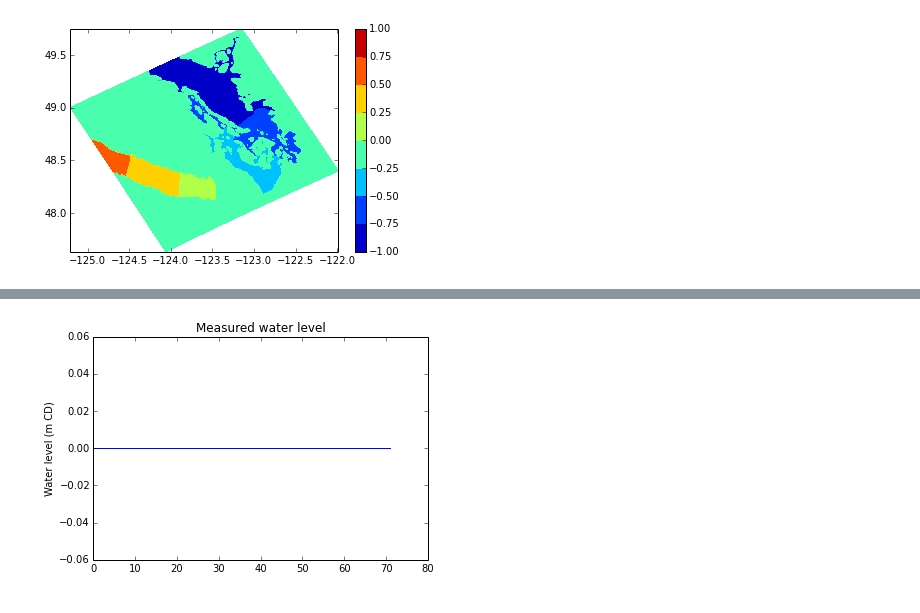
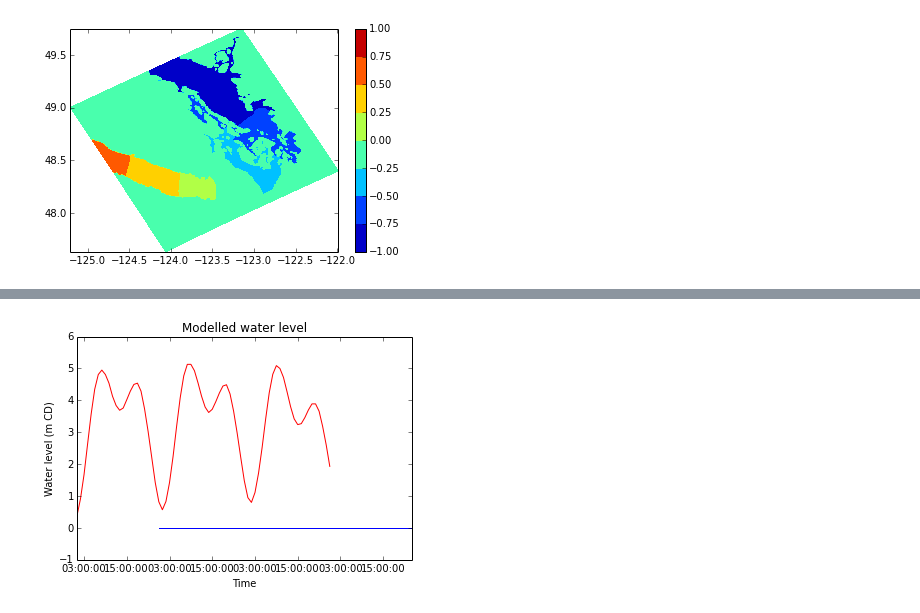
Before and after one commit to SalishSeaCast/tools, a Jupyter notebook: dfo_w_level/DFO_waterleveldownload.ipynb, the cells around one changed output, grey strips where cells are left out. Saved outputs shown, nothing was run; the diff lists cells and outputs as text; code cells hidden in the pictures.

Commit message:
Updated plotting measured and modelled water level

```diff
--- a/dfo_w_level/DFO_waterleveldownload.ipynb
+++ b/dfo_w_level/DFO_waterleveldownload.ipynb
@@ -36,17 +51,26 @@ it appear that it is not required.
 # %%
-import requests
+#DFO station number and required dates
+station_no = 7795
+start_date = '01-JAN-2002'
+end_date = '04-JAN-2002'
+
 base_url = 'http://www.meds-sdmm.dfo-mpo.gc.ca/isdm-gdsi/twl-mne/inventory-inventaire/'
-form_handler = 'data-donnees-eng.asp?user=isdm-gdsi&region=PAC&tst=1&no=7795'
+form_handler = 'data-donnees-eng.asp?user=isdm-gdsi&region=PAC&tst=1&no='+str(station_no)
+
 sitedata = {
-            'start_period': '01-JAN-2002',
-            'end_period': '04-JAN-2002',
+            'start_period': start_date,
+            'end_period': end_date,
             'resolution': 'h',
             'time_zone': 'l',
            }
-data_provider = 'download-telecharger.asp?File=E:%5Ciusr_tmpfiles%5CTWL%5C7795-01-JAN-2002_slev.csv&Name=7795-01-JAN-2002_slev.csv'
+
+#data_provider = 'download-telecharger.asp?File=E:%5Ciusr_tmpfiles%5CTWL%5C7795-01-JAN-2002_slev.csv&Name=7795-01-JAN-2002_slev.csv'
+data_provider = 'download-telecharger.asp?File=E:%5Ciusr_tmpfiles%5CTWL%5C'+str(station_no)+'-'+start_date+'_slev.csv&Name='+str(station_no)+'-'+start_date+'_slev.csv'
+
 with requests.Session() as s:
     s.post(base_url + form_handler, data=sitedata)
     r = s.get(base_url + data_provider)
+print(r.text)
 # %% [markdown]
 I've just printed the `text` attribute of the reponse below to prove that we're getting the expected data,
 but you should be able to save it to a file with:
@@ -131,7 +160,7 @@ loc = "/ocean/klesouef/meopar/tools/NetCDF_Plot"
 os.chdir(loc)
 fT = NC.Dataset('WC3_CU60_20020102_20020104_grid_T.nc','r')
 
-#look at the dimensions of the netcdf
+#get the dimensions of the netcdf
 fT.dimensions.keys()
 fT.variables.keys()
 
@@ -149,11 +178,9 @@ pylab.contourf(X,Y,eta[71,:,:],levels)
 pylab.colorbar()
 
 #find the closest model grid point to the measured data
-#TO DO: Get lat and long from the .csv earlier
-meas_lat = 49.337
-meas_lon = -123.253
 tol = 0.001 #tolerance for searching for grid points
-model_ind=np.logical_and((np.logical_and(X>meas_lon-tol,X<meas_lon+tol)),np.logical_and(Y>meas_lat-tol,Y<meas_lat+tol))
+model_ind=np.logical_and((np.logical_and(X>stat_lon[0]-tol,X<stat_lon[0]+tol)),\
+                         np.logical_and(Y>stat_lat[0]-tol,Y<stat_lat[0]+tol))
 print(X[model_ind])
 print(Y[model_ind])
 #YAY I FOUND A POINT! Now how to check if it's in the water or on land??? To do tomorrow...
@@ -161,11 +188,23 @@ print(Y[model_ind])
 [-123.25281525]
 [ 49.33607101]
 [figure]
+# %%
+#plot time series of measured water level at this point
+model_start_time = datetime.datetime.strptime(fT.variables['time_counter'].time_origin,' %Y-%b-%d %H:%S:%M')
+#interval_write is in seconds, change it to hours
+timestep = fT.variables['sossheig'].interval_write/(60*60)
+timevec = np.linspace(0,len(eta),len(eta)/timestep,endpoint=False)
+#create list of dates
+dateList = [model_start_time + datetime.timedelta(hours=x) for x in timevec ]
 # %%
-#time series plot of measured water level at this point
-plt.plot(eta[:,model_ind])
+plt.plot(dateList,eta[:,model_ind],'b-',dates,wlev,'r-')
 plt.ylabel('Water level (m CD)')
+plt.xlabel('Time')
 plt.title('Modelled water level')
+plt.ylim(-1,6)
 
-#OK so this point is on the land. Also, need to get timestep of model data for meaningful time axis. To do tomorrow...
+print(dateList[0])
+print(dates[0])
+
+#OK so this point is on the land
 # %% [output]
@@ -173 +213 @@ plt.title('Modelled water level')
-[figure, old version]
+[figure, new version]
```
Also changed, not shown: parts of 12 cells of this notebook, 1 other file.
